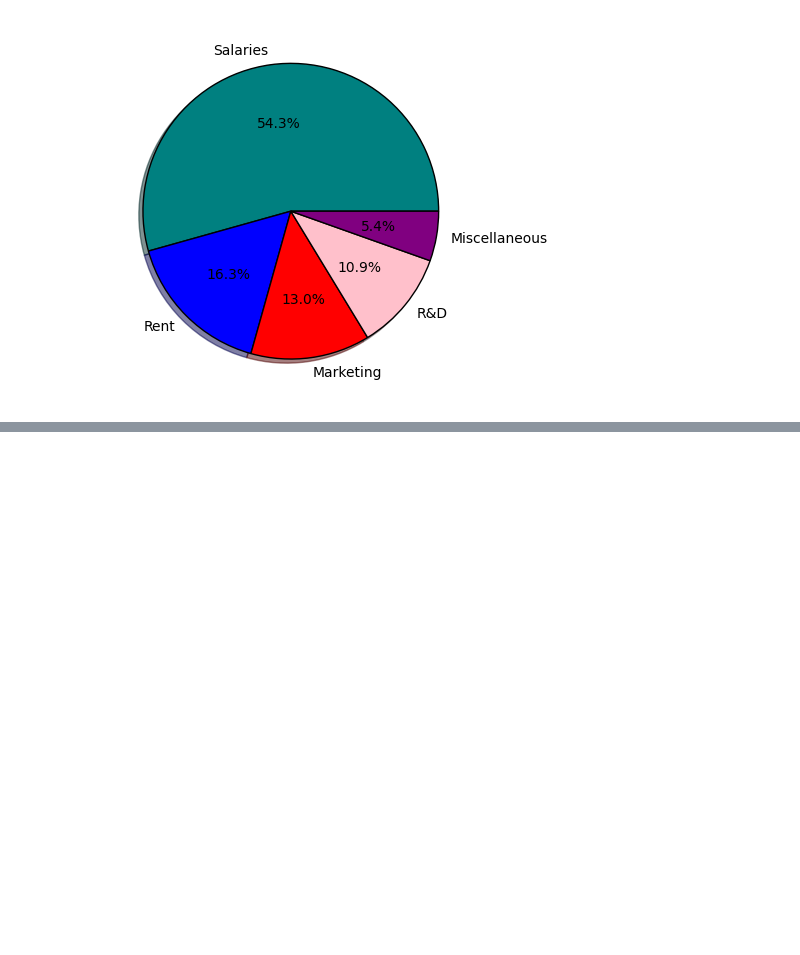
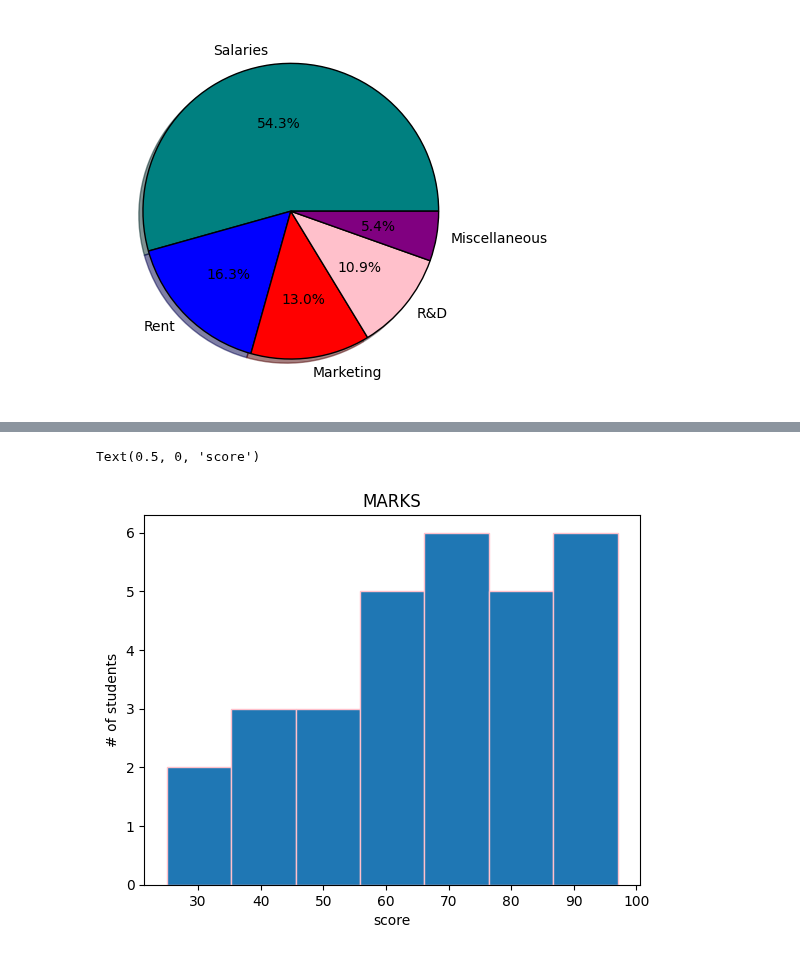
Before and after one commit to FatimaAjmal89/user-data-analysis, a Jupyter notebook: data_visualization.ipynb, the cells around one changed output, grey strips where cells are left out. Drawn from its saved outputs; the diff is of its cells as text; code cells hidden in the pictures; blank space fills up the shorter version.

```diff
--- a/data_visualization.ipynb
+++ b/data_visualization.ipynb
@@ -223,0 +234,13 @@ plt.pie(amounts , labels = expenses , autopct = "%1.1f%%" , colors= color
+# %%
+marks = [
+    25, 38, 42, 55, 61, 67, 72, 78, 83, 88,
+    91, 95, 47, 53, 59, 64, 69, 74, 79, 85,
+    92, 97, 33, 45, 58, 62, 71, 76, 81, 89
+]
+plt.hist(marks, edgecolor= "pink",bins = 7)
+plt.title("MARKS")
+plt.ylabel("# of students")
+plt.xlabel("score")
+# %% [output]
+Text(0.5, 0, 'score')
+[figure, added]
```
Also changed, not shown: parts of 1 cell of this notebook.
